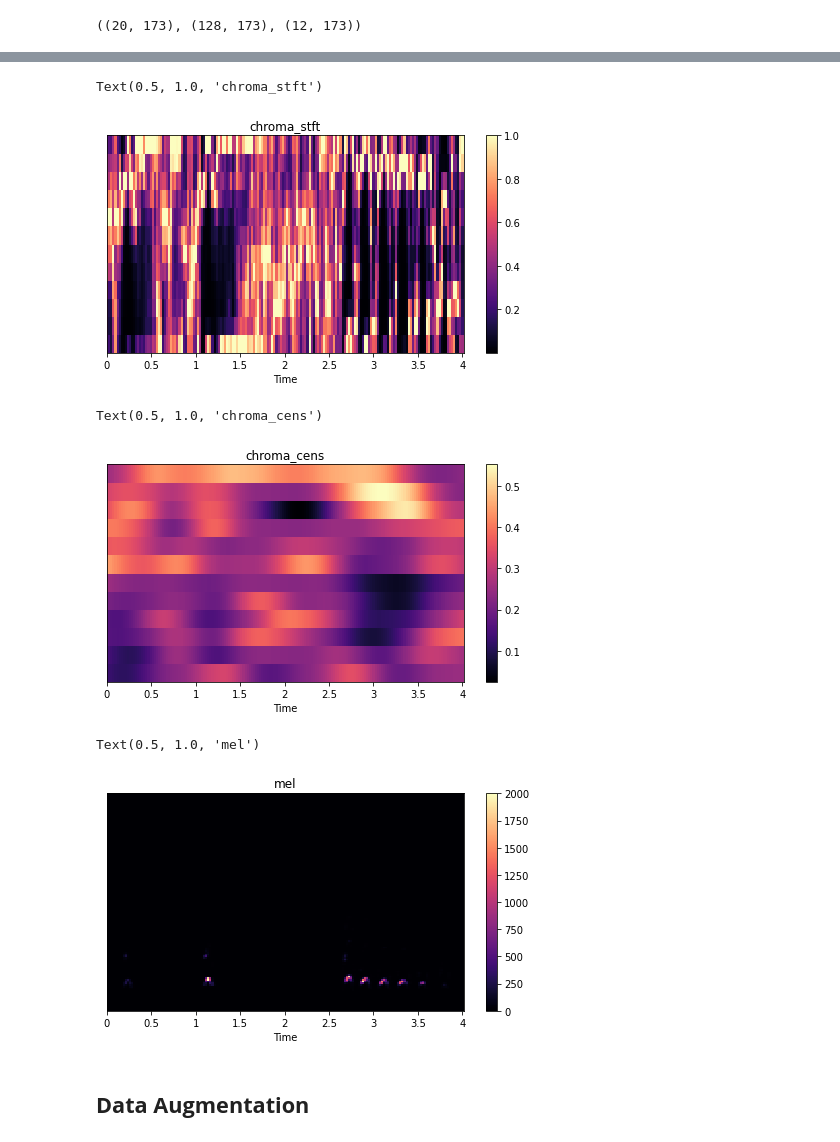
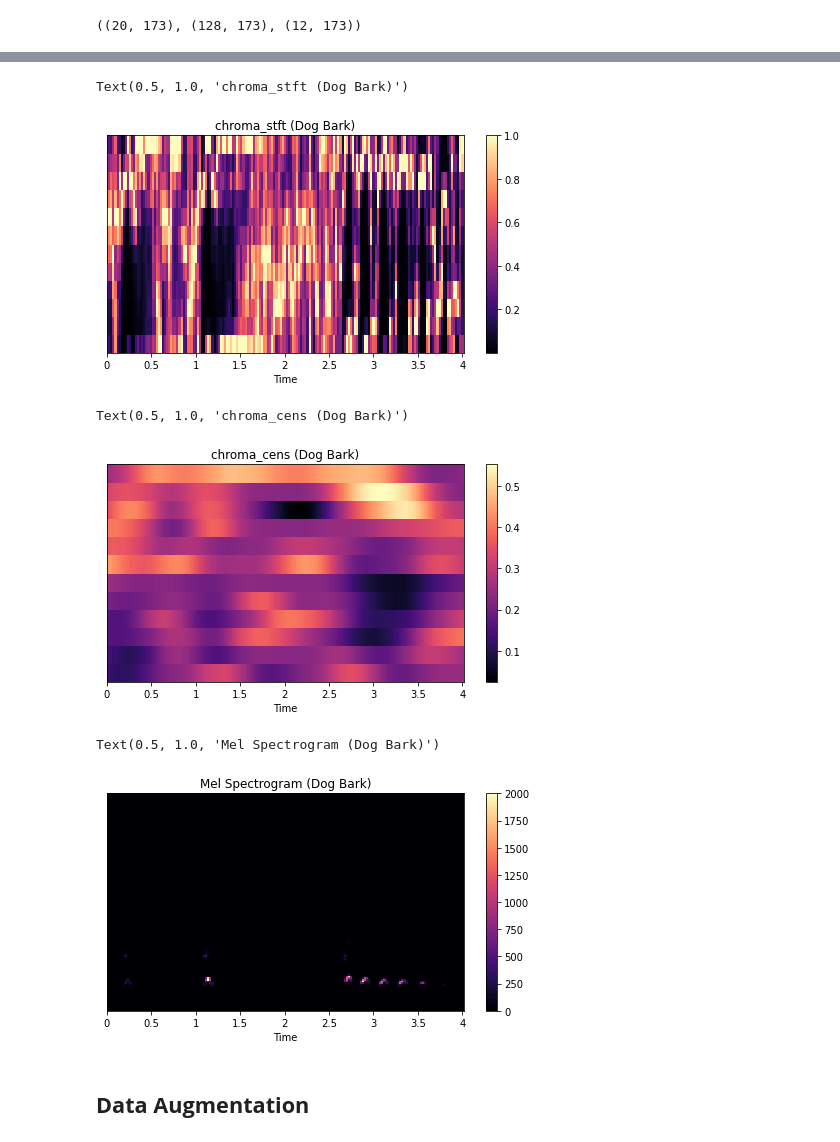
Before and after one commit to rijinbaby/Urban-Sound-Classification, a Jupyter notebook: Data_Preprocessing.ipynb, the cells around one changed output, grey strips where cells are left out. Saved outputs shown, nothing was run; the diff lists cells and outputs as text; code cells hidden in the pictures.

```diff
--- a/Data_Preprocessing.ipynb
+++ b/Data_Preprocessing.ipynb
@@ -144,26 +144,26 @@ Text(0.5, 1.0, 'MFCC')
 plt.figure(figsize=(8,4))
 librosa.display.specshow(chroma_stft, x_axis='time')
 plt.colorbar()
-plt.title('chroma_stft')
+plt.title('chroma_stft (Dog Bark)')
 # %% [output]
-Text(0.5, 1.0, 'chroma_stft')
+Text(0.5, 1.0, 'chroma_stft (Dog Bark)')
-[figure, old version]
+[figure, new version]
 # %%
 plt.figure(figsize=(8,4))
 librosa.display.specshow(chroma_cens, x_axis='time')
 plt.colorbar()
-plt.title('chroma_cens')
+plt.title('chroma_cens (Dog Bark)')
 # %% [output]
-Text(0.5, 1.0, 'chroma_cens')
+Text(0.5, 1.0, 'chroma_cens (Dog Bark)')
-[figure, old version]
+[figure, new version]
 # %%
 plt.figure(figsize=(8,4))
 librosa.display.specshow(mel, x_axis='time')
 plt.colorbar()
-plt.title('mel')
+plt.title('Mel Spectrogram (Dog Bark)')
 # %% [output]
-Text(0.5, 1.0, 'mel')
+Text(0.5, 1.0, 'Mel Spectrogram (Dog Bark)')
-[figure, old version]
+[figure, new version]
 # %% [markdown]
 ## **Data Augmentation**
 # %%
```
Also changed, not shown: parts of 1 cell of this notebook.
